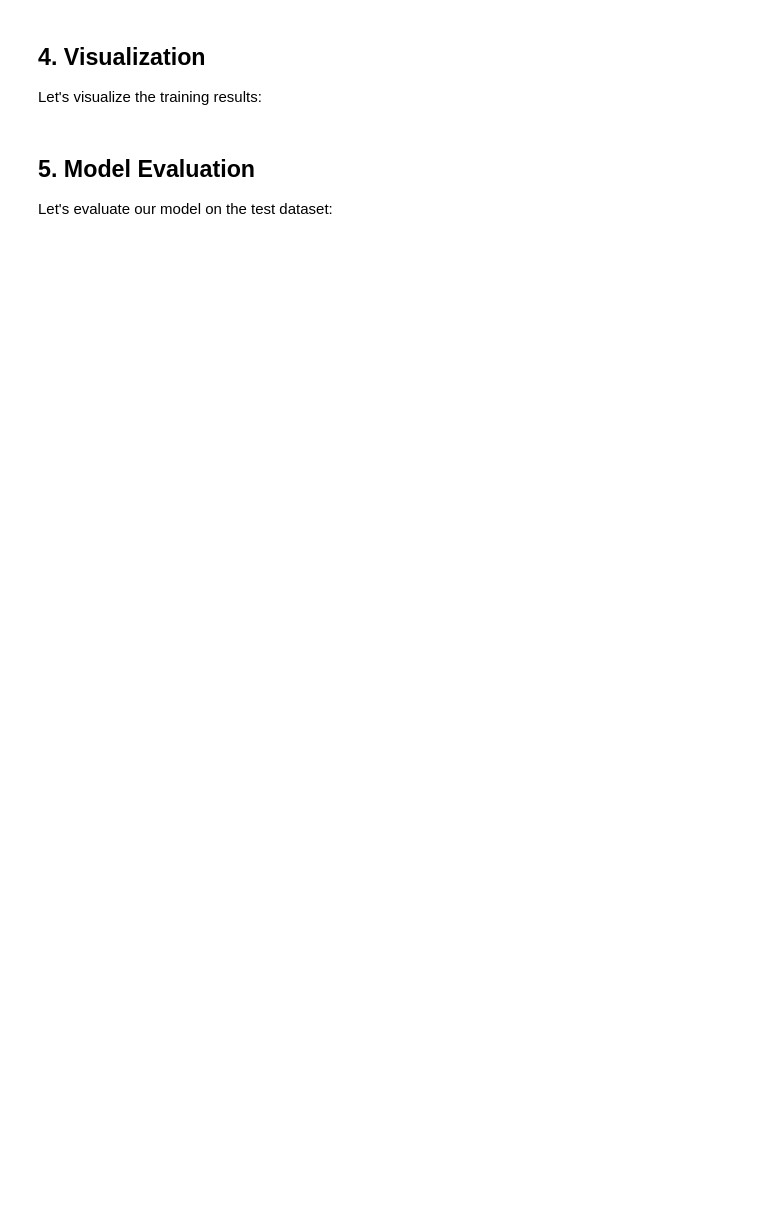
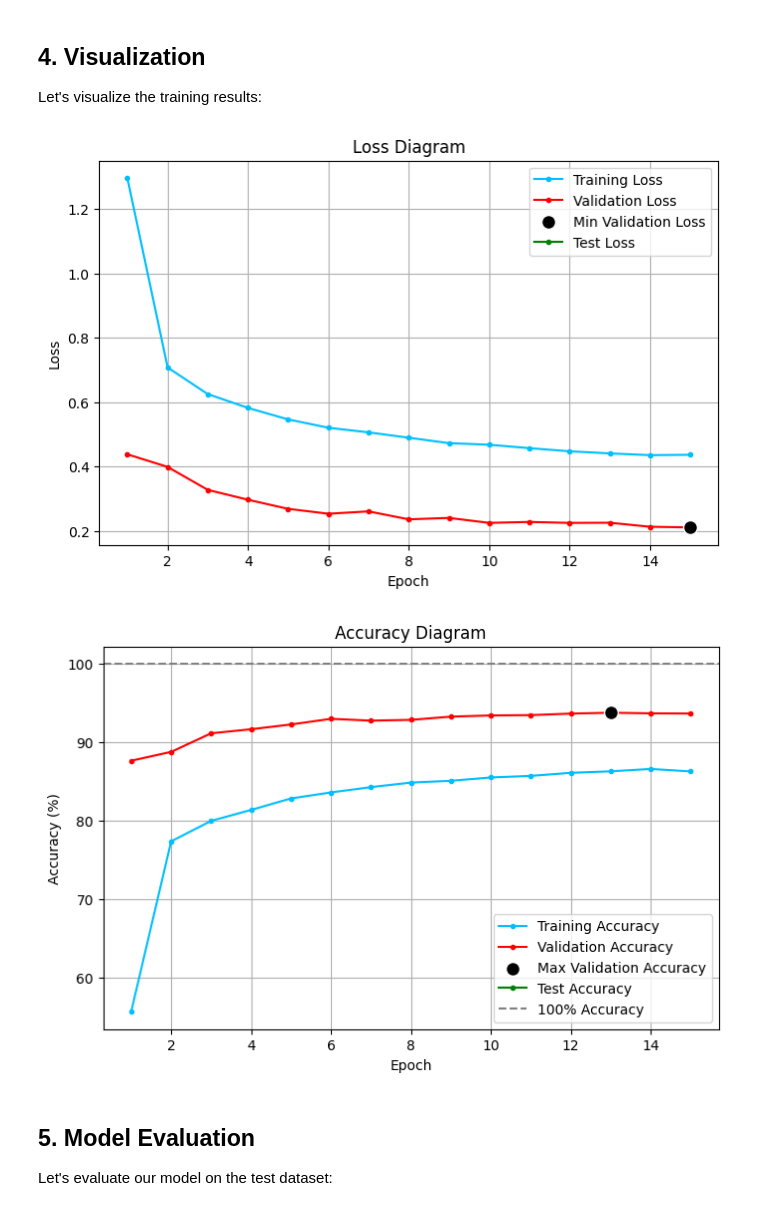
Before and after one commit to marrln/Radial-Basis-Function-Based-Kolmogorov-Arnold-Networks, a Jupyter notebook: MNIST/mnist_kan_training.ipynb, the cells around one changed output. Saved outputs shown, nothing was run; the diff lists cells and outputs as text; code cells hidden in the pictures; blank space fills up the shorter version.

Commit message:
Finished training pipeline on MNIST

```diff
--- a/MNIST/mnist_kan_training.ipynb
+++ b/MNIST/mnist_kan_training.ipynb
@@ -270,18 +270,11 @@ RuntimeError: mat1 and mat2 shapes cannot be multiplied (128x3136 and 784x128)
 Let's visualize the training results:
 # %%
 # Plot training and validation loss
-plt.figure(figsize=(12, 5))
-plt.subplot(1, 2, 1)
-plot_loss_curves(train_history)
-plt.title('Loss Curves')
-
-# Plot training and validation accuracy
-plt.subplot(1, 2, 2)
-plot_accuracy_curves(train_history)
-plt.title('Accuracy Curves')
-
-plt.tight_layout()
-plt.show()
+loss_plotter(dir_path = checkpoint_dir, show_hyperparams=False)
+accuracy_plotter(dir_path = checkpoint_dir, show_hyperparams=False)
+# %% [output]
+[figure, added]
+[figure, added]
 # %% [markdown]
 ## 5. Model Evaluation
 
```
Also changed, not shown: parts of 10 cells of this notebook.
